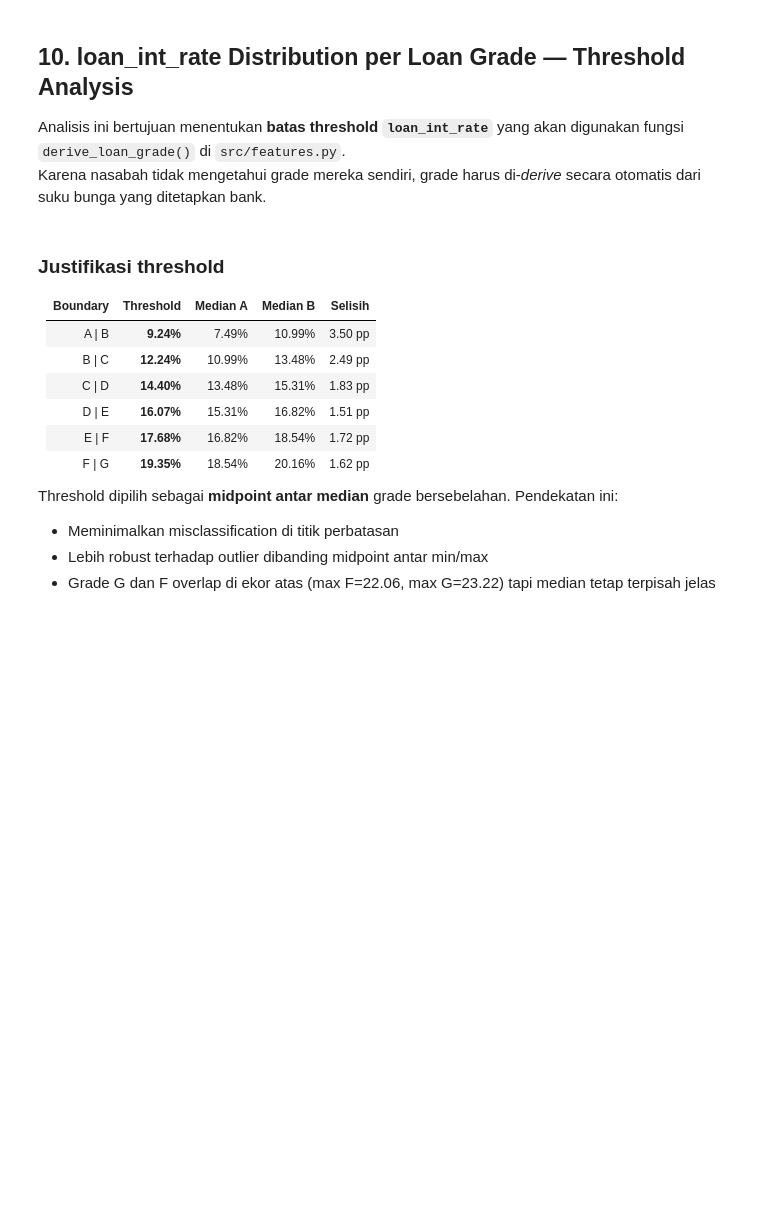
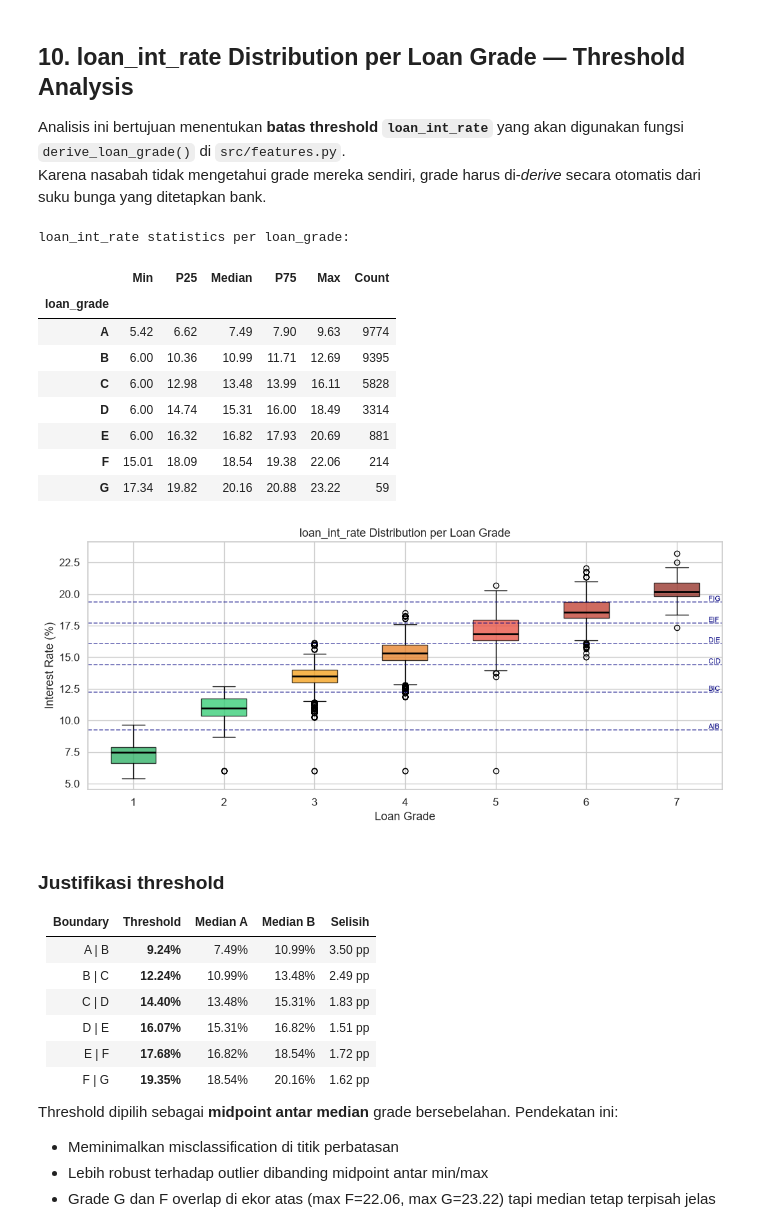
Before and after one commit to Febrian123-create/Tubes-Kecerdasan-Mesin, a Jupyter notebook: notebooks/01_eda.ipynb, the cells around one changed output. Saved outputs shown, nothing was run; the diff lists cells and outputs as text; code cells hidden in the pictures; blank space fills up the shorter version.

```diff
--- a/notebooks/01_eda.ipynb
+++ b/notebooks/01_eda.ipynb
@@ -204,35 +287,47 @@ palette = ['#27ae60', '#2ecc71', '#f39c12', '#e67e22', '#e74c3c', '#c0392b', '#9
 
 # ── Tabel min / median / max ──────────────────────────────────────────────
 tbl = df.groupby('loan_grade')['loan_int_rate'].agg(
     Min='min', P25=lambda x: x.quantile(.25),
     Median='median', P75=lambda x: x.quantile(.75), Max='max', Count='count'
 ).round(2).reindex(grades)
 print('loan_int_rate statistics per loan_grade:')
 display(tbl)
 
 # ── Boxplot ───────────────────────────────────────────────────────────────
 data_by_grade = [df[df['loan_grade'] == g]['loan_int_rate'].dropna().values for g in grades]
 
 fig, ax = plt.subplots(figsize=(11, 5))
-bp = ax.boxplot(data_by_grade, patch_artist=True, labels=grades,
-                medianprops=dict(color='black', linewidth=2))
+bp = ax.boxplot(data_by_grade, patch_artist=True, label=grades,
+            medianprops=dict(color='black', linewidth=2))
 for patch, color in zip(bp['boxes'], palette):
     patch.set_facecolor(color)
     patch.set_alpha(0.75)
 
 ax.set_xlabel('Loan Grade')
 ax.set_ylabel('Interest Rate (%)')
 ax.set_title('loan_int_rate Distribution per Loan Grade')
 
 # Overlay threshold lines
 THRESHOLDS = [9.24, 12.24, 14.40, 16.07, 17.68, 19.35]
 LABELS     = ['A|B', 'B|C', 'C|D', 'D|E', 'E|F', 'F|G']
 for thr, lbl in zip(THRESHOLDS, LABELS):
     ax.axhline(thr, linestyle='--', linewidth=1.2, color='navy', alpha=0.6)
     ax.text(7.35, thr + 0.1, lbl, fontsize=8, color='navy')
 
 plt.tight_layout()
 plt.show()
+# %% [output]
+loan_int_rate statistics per loan_grade:
+|  | Min | P25 | Median | P75 | Max | Count |
+| loan_grade |  |  |  |  |  |  |
+| A | 5.42 | 6.62 | 7.49 | 7.90 | 9.63 | 9774 |
+| B | 6.00 | 10.36 | 10.99 | 11.71 | 12.69 | 9395 |
+| C | 6.00 | 12.98 | 13.48 | 13.99 | 16.11 | 5828 |
+| D | 6.00 | 14.74 | 15.31 | 16.00 | 18.49 | 3314 |
+| E | 6.00 | 16.32 | 16.82 | 17.93 | 20.69 | 881 |
+| F | 15.01 | 18.09 | 18.54 | 19.38 | 22.06 | 214 |
+| G | 17.34 | 19.82 | 20.16 | 20.88 | 23.22 | 59 |
+[figure, added]
 # %%
 # ── Derive thresholds: midpoint between adjacent grade medians ────────────
 medians = tbl['Median']
```
Also changed, not shown: parts of 10 cells of this notebook, 10 other files.
